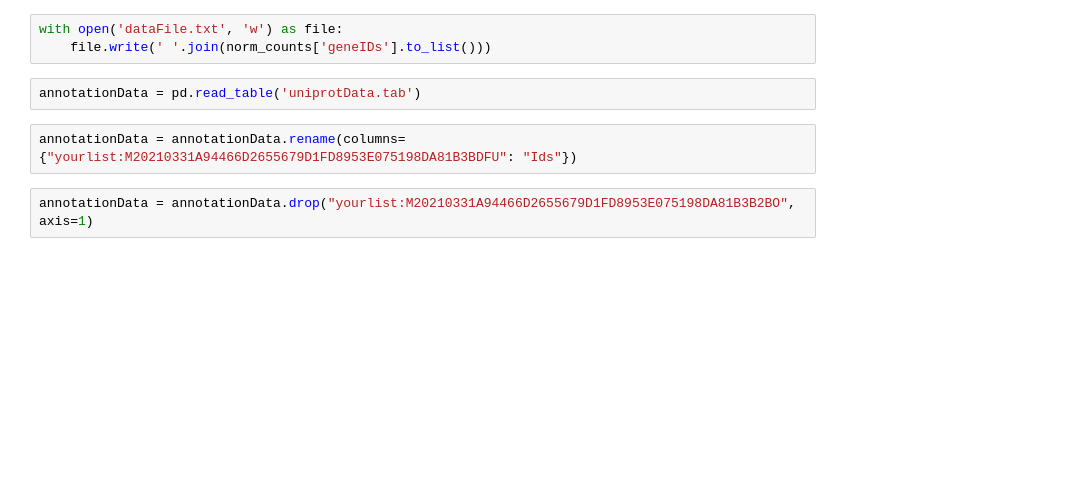
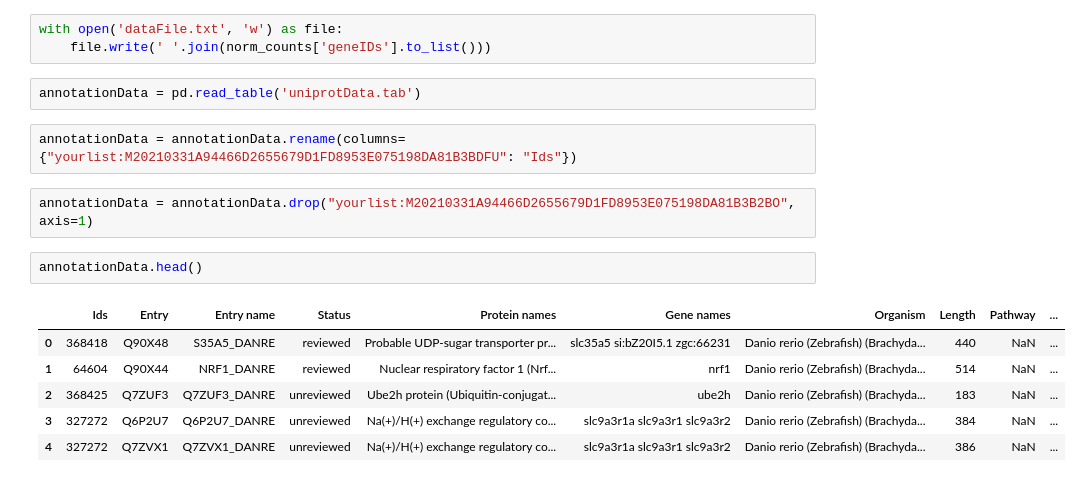
Before and after one commit to noah-pearson/scRNA-seq_Project, a Jupyter notebook: GroupProject.ipynb, the cells around one changed output. Drawn from its saved outputs; the diff is of its cells as text; blank space fills up the shorter version.

```diff
--- a/GroupProject.ipynb
+++ b/GroupProject.ipynb
@@ -86,3 +94,12 @@ annotationData = pd.read_table('uniprotData.tab')
 annotationData = annotationData.rename(columns={"yourlist:M20210331A94466D2655679D1FD8953E075198DA81B3BDFU": "Ids"})
 # %%
 annotationData = annotationData.drop("yourlist:M20210331A94466D2655679D1FD8953E075198DA81B3B2BO", axis=1)
+# %%
+annotationData.head()
+# %% [output]
+|  | Ids | Entry | Entry name | Status | Protein names | Gene names | Organism | Length | Pathway | ... |
+| 0 | 368418 | Q90X48 | S35A5_DANRE | reviewed | Probable UDP-sugar transporter pr... | slc35a5 si:bZ20I5.1 zgc:66231 | Danio rerio (Zebrafish) (Brachyda... | 440 | NaN | ... |
+| 1 | 64604 | Q90X44 | NRF1_DANRE | reviewed | Nuclear respiratory factor 1 (Nrf... | nrf1 | Danio rerio (Zebrafish) (Brachyda... | 514 | NaN | ... |
+| 2 | 368425 | Q7ZUF3 | Q7ZUF3_DANRE | unreviewed | Ube2h protein (Ubiquitin-conjugat... | ube2h | Danio rerio (Zebrafish) (Brachyda... | 183 | NaN | ... |
+| 3 | 327272 | Q6P2U7 | Q6P2U7_DANRE | unreviewed | Na(+)/H(+) exchange regulatory co... | slc9a3r1a slc9a3r1 slc9a3r2 | Danio rerio (Zebrafish) (Brachyda... | 384 | NaN | ... |
+| 4 | 327272 | Q7ZVX1 | Q7ZVX1_DANRE | unreviewed | Na(+)/H(+) exchange regulatory co... | slc9a3r1a slc9a3r1 slc9a3r2 | Danio rerio (Zebrafish) (Brachyda... | 386 | NaN | ... |
```
Also changed, not shown: parts of 6 cells of this notebook.
